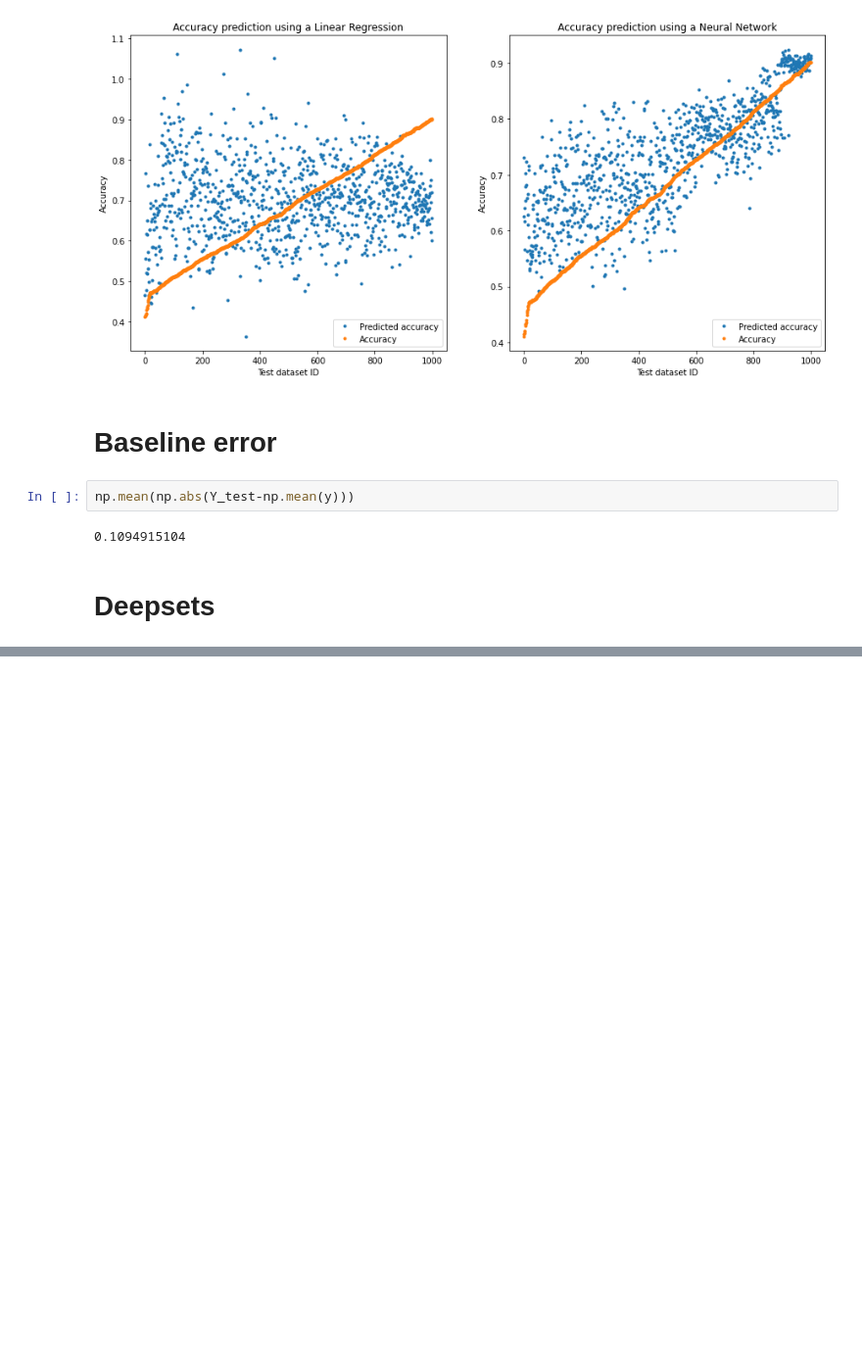
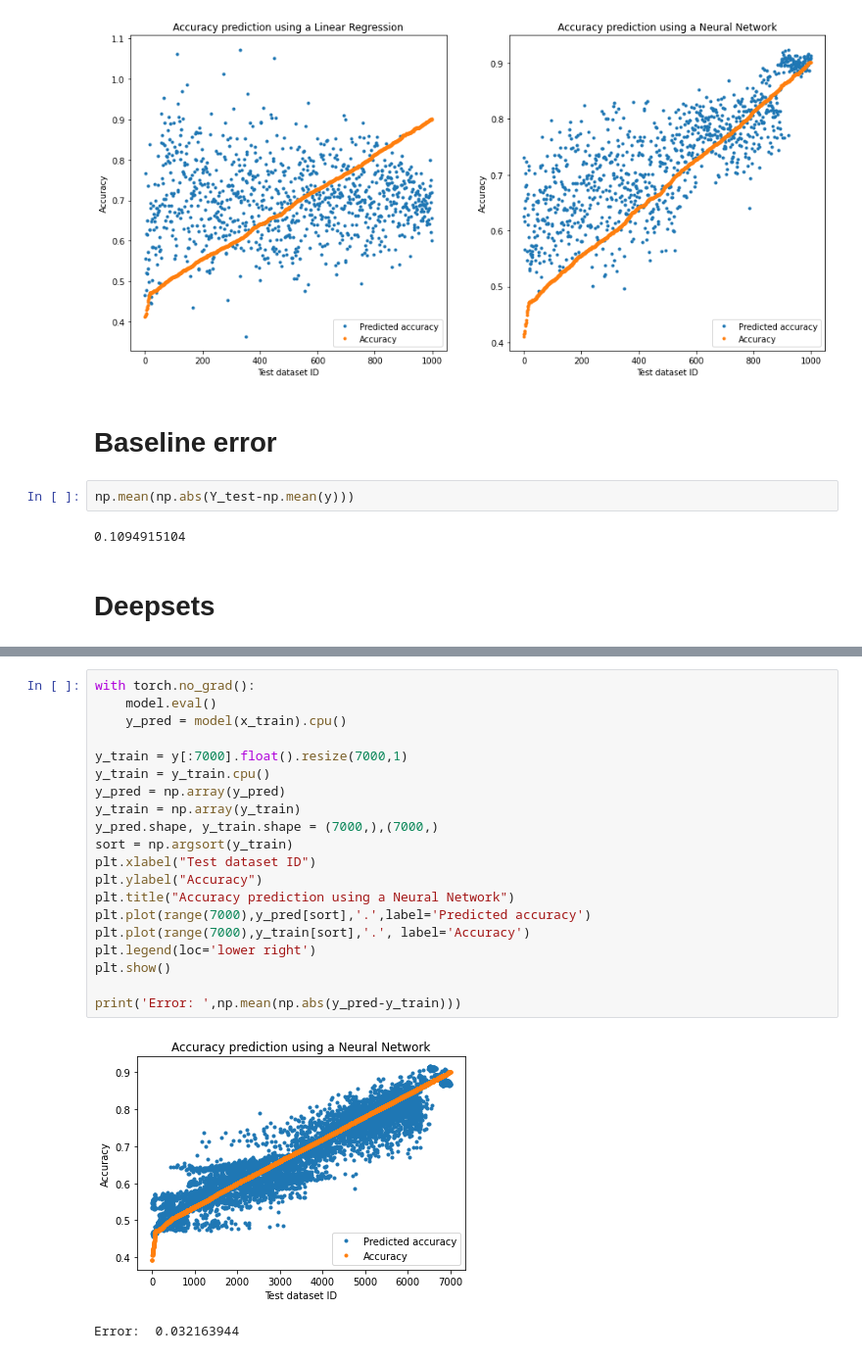
Before and after one commit to angelosaadeh/Set-training, a Jupyter notebook: Data_training_nobias.ipynb, the cells around one changed output, grey strips where cells are left out. Shown: that part at 98% size. Saved outputs shown, nothing was run; the diff lists cells and outputs as text; blank space fills up the shorter version.

```diff
--- a/Data_training_nobias.ipynb
+++ b/Data_training_nobias.ipynb
@@ -569,0 +584,23 @@ plt.show()
+# %%
+with torch.no_grad():
+    model.eval()
+    y_pred = model(x_train).cpu()
+
+y_train = y[:7000].float().resize(7000,1)
+y_train = y_train.cpu()
+y_pred = np.array(y_pred)
+y_train = np.array(y_train)
+y_pred.shape, y_train.shape = (7000,),(7000,)
+sort = np.argsort(y_train)
+plt.xlabel("Test dataset ID")
+plt.ylabel("Accuracy")
+plt.title("Accuracy prediction using a Neural Network")
+plt.plot(range(7000),y_pred[sort],'.',label='Predicted accuracy')
+plt.plot(range(7000),y_train[sort],'.', label='Accuracy')
+plt.legend(loc='lower right')
+plt.show()
+
+print('Error: ',np.mean(np.abs(y_pred-y_train)))
+# %% [output]
+[figure, added]
+Error:  0.032163944
```
Also changed, not shown: parts of 6 cells of this notebook.
